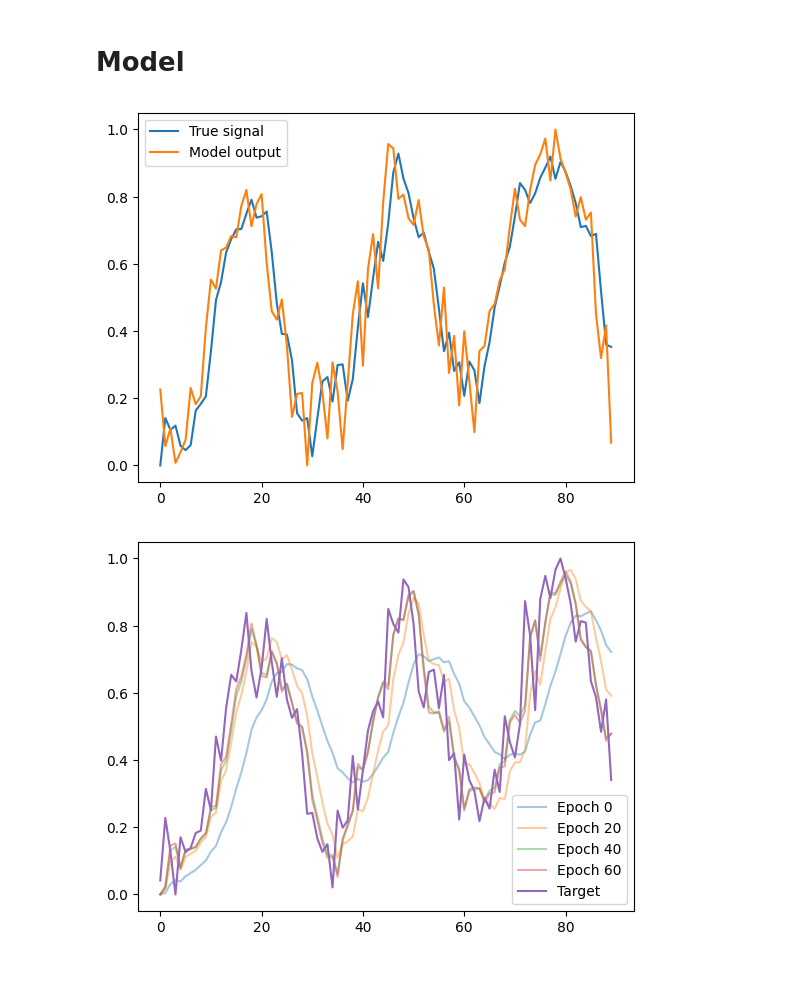
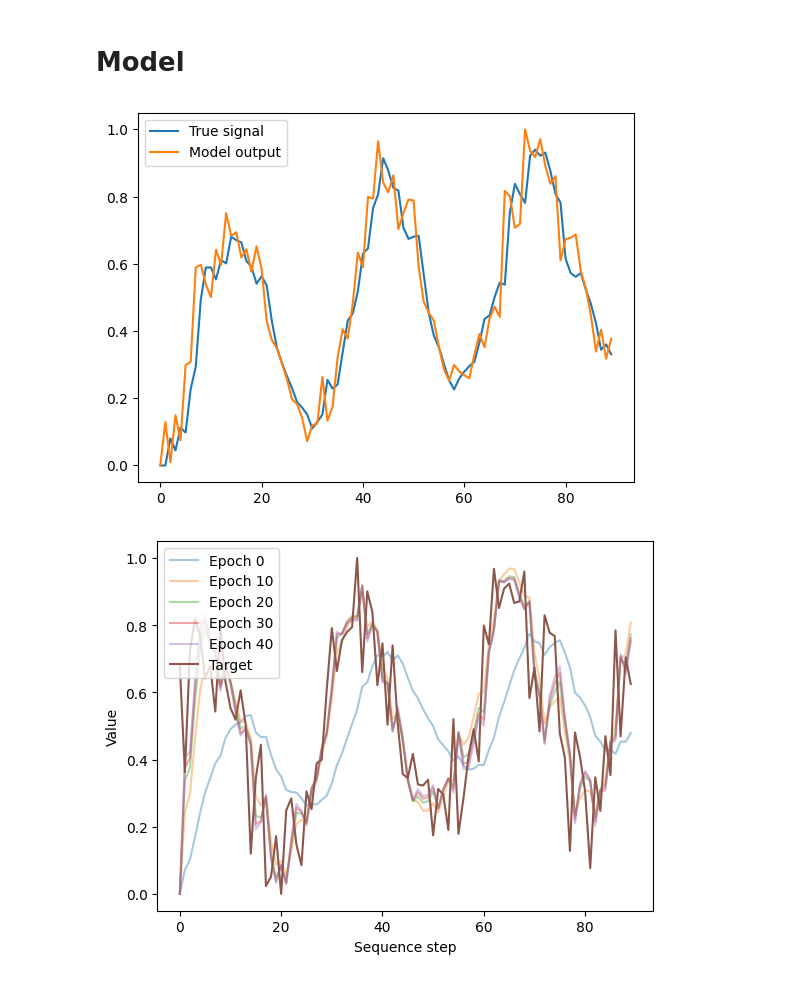
Before and after one commit to wtripp180901/BiologicalRNNs, a Jupyter notebook: PredictiveCodingRNN.ipynb, the cells around one changed output. Drawn from its saved outputs; the diff is of its cells as text; code cells hidden in the pictures.

```diff
--- a/PredictiveCodingRNN.ipynb
+++ b/PredictiveCodingRNN.ipynb
@@ -5,7 +5,7 @@ import random
 # %% [markdown]
 # Input Data
 # %%
-sample_count = 80
+sample_count = 100
 vals_per_sample = 90
 
 mean_drift = 0.01
@@ -54,13 +54,11 @@ class PC_RNN:
         self.Wr = randn(hidden_size, hidden_size) / 1000
         self.Wo = randn(output_size, hidden_size) / 1000
         self.Wfeedback = randn(hidden_size, output_size) / 1000
-        self.h_init =  np.random.normal(0,0.00001,(self.Wr.shape[0], 1))
+        self.h_init = np.zeros((self.Wr.shape[0], 1))
 
     def predictive_code(self, pred_weight, lr, input_signals,eval_mode=False):
 
         h = self.h_init
-
-        self.last_pred = { 0: h }
 
         outputs = []
         loss = []
@@ -79,18 +77,18 @@ class PC_RNN:
             outputs.append(x_pred[0])
 
             # Compute prediction for hidden state
-            h_pred = h + pred_weight * self.Wfeedback @ output_error # Might need to do something to dot these
+            h_pred = h + pred_weight * self.Wfeedback @ output_error
             hidden_error = h_pred - h
-            self.last_pred[i + 1] = h_pred
 
             # Update weights
             if not eval_mode:
                 if i > 0:
-                    self.Wr = self.Wr + lr * hidden_error @ np.transpose(np.tanh(self.last_pred[i]))
+                    self.Wr = self.Wr + lr * hidden_error @ np.transpose(np.tanh(last_pred))
                 self.Wfeedback = self.Wfeedback + lr * np.tanh(h) @ np.transpose(output_error)
                 self.Wo = self.Wo + lr * output_error @ np.transpose(np.tanh(h))
 
             h = h_pred
+            last_pred = h_pred
 
             loss.append(np.mean(np.abs(output_error)))
             pred_loss.append(np.mean(np.abs(hidden_error)))
@@ -106,7 +104,7 @@ test_hidden_loss = []
 
 output_seqs = []
 
-epochs = 80
+epochs = 50
 test_size = 20
 train_size = len(input_signals) - test_size
 
@@ -140,15 +138,17 @@ plt.plot(np.arange(90),input_signals[0],label="Model output")
 plt.legend()
 plt.show()
 # %% [output]
-[figure, old version]
+[figure, new version]
 # %%
-for i in range(0,len(output_seqs),20):
+for i in range(0,len(output_seqs),10):
     plt.plot(np.arange(90),output_seqs[i],alpha=0.4,label="Epoch "+str(i))
 plt.plot(np.arange(90),input_signals[train_size-1],label="Target")
+plt.xlabel("Sequence step")
+plt.ylabel("Value")
 plt.legend()
 plt.show()
 # %% [output]
-[figure, old version]
+[figure, new version]
 # %%
 plt.ylabel("Output error")
 plt.xlabel("Epochs")
```
Also changed, not shown: parts of 3 cells of this notebook.
